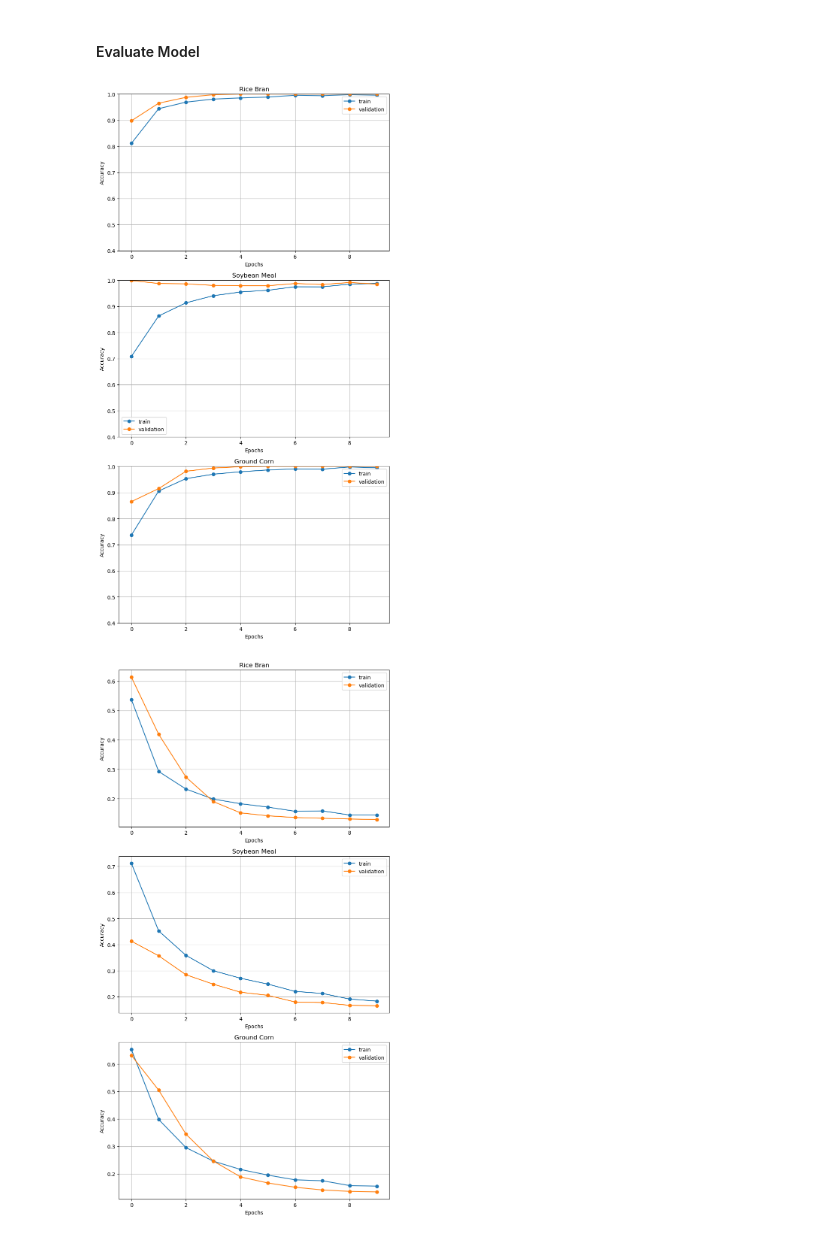
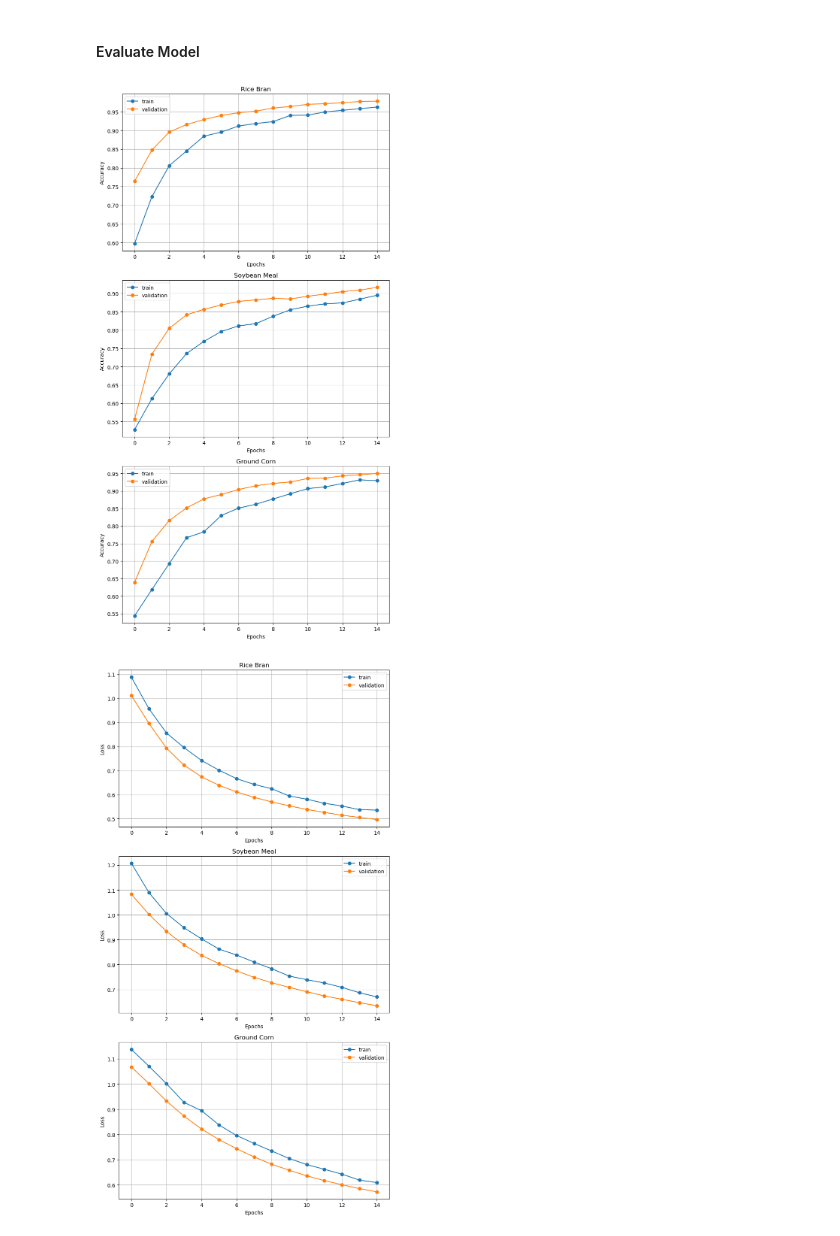
Before and after one commit to buggernut04/Thesis_Project_Feed_Classification, a Jupyter notebook: main.ipynb, the cells around one changed output. Saved outputs shown, nothing was run; the diff lists cells and outputs as text; code cells hidden in the pictures.

```diff
--- a/main.ipynb
+++ b/main.ipynb
@@ -90,9 +83,8 @@ def split_data(base_dir):
         subset='training',
         seed = 123,
         label_mode='binary',
-        image_size=(400, 400),
+        image_size=(224, 224),
         batch_size=32,
-        shuffle=True
     )
 
     validation_ds = tf.keras.preprocessing.image_dataset_from_directory(
@@ -101,9 +93,8 @@ def split_data(base_dir):
         subset='validation',
         seed = 123,
         label_mode='binary',
-        image_size=(400, 400),
+        image_size=(224, 224),
         batch_size=32,
-        shuffle=False
     )
 
     # class_names = train_ds.class_names
@@ -368,0 +525,19 @@ Total Time consumed for 10 ---> 265.9266383000013
+# %%
+epoch = 15
+learning_rate = 0.00001
+# layers_to_train = -5
+
+# Rice Bran
+print('RICE BRAN')
+resnet_rb_model = ResNetModel()
+resnet_rb_history = train_data(resnet_rb_model, epoch, learning_rate, rb_data[0], rb_data[1], 2)
+
+# Soybean Meal
+print('SOYBEAN MEAL')
+resnet_sbm_model = ResNetModel()
+resnet_sbm_history = train_data(resnet_sbm_model, epoch, learning_rate, sbm_data[0], sbm_data[1], 2)
+
+# Corn
+print('GROUND CORN')
+resnet_corn_model = ResNetModel()
+resnet_corn_history = train_data(resnet_corn_model, epoch, learning_rate, corn_data[0], corn_data[1], 2)
@@ -416,42 +609,43 @@ print(f"Validation Accuracy: {val_accuracy:.4f}")
 print(f"Training F1-score: {train_f1:.4f}")
 print(f"Validation F1-score: {val_f1:.4f}")
 # %%
+# Model Accuracy
 fig, axes = plt.subplots(3, 1, figsize=(8, 15))  # 3 rows, 1 column
 
 # Rice Bran Plot
 axes[0].plot(resnet_rb_history.history['accuracy'], marker='o', linestyle='-')
 axes[0].plot(resnet_rb_history.history['val_accuracy'], marker='o', linestyle='-')
 axes[0].set_title('Rice Bran')
 axes[0].set_ylabel('Accuracy')
 axes[0].set_xlabel('Epochs')
 axes[0].legend(['train', 'validation'])
 axes[0].grid(True)
-axes[0].set_ylim(0.4, 1) # Set y-axis limits
+
 
 # Soybean Meal Plot
 axes[1].plot(resnet_sbm_history.history['accuracy'], marker='o', linestyle='-')
 axes[1].plot(resnet_sbm_history.history['val_accuracy'], marker='o', linestyle='-')
 axes[1].set_title('Soybean Meal')
 axes[1].set_ylabel('Accuracy')
 axes[1].set_xlabel('Epochs')
 axes[1].legend(['train', 'validation'])
 axes[1].grid(True)
-axes[1].set_ylim(0.4, 1) # Set y-axis limits
+
 
 # Ground Corn Plot
 axes[2].plot(resnet_corn_history.history['accuracy'], marker='o', linestyle='-')
 axes[2].plot(resnet_corn_history.history['val_accuracy'], marker='o', linestyle='-')
 axes[2].set_title('Ground Corn')
 axes[2].set_ylabel('Accuracy')
 axes[2].set_xlabel('Epochs')
 axes[2].legend(['train', 'validation'])
 axes[2].grid(True)
-axes[2].set_ylim(0.4, 1) # Set y-axis limits
+
 
 plt.tight_layout() # Adjust subplot params so that the subplot(s) fits in to the figure area.
 plt.show()
 # %% [output]
-[figure, old version]
+[figure, new version]
 # %%
 # Model Loss
 fig, axes = plt.subplots(3, 1, figsize=(8, 15))  # 3 rows, 1 column
@@ -460,7 +654,7 @@ fig, axes = plt.subplots(3, 1, figsize=(8, 15))  # 3 rows, 1 column
 axes[0].plot(resnet_rb_history.history['loss'], marker='o', linestyle='-')
 axes[0].plot(resnet_rb_history.history['val_loss'], marker='o', linestyle='-')
 axes[0].set_title('Rice Bran')
-axes[0].set_ylabel('Accuracy')
+axes[0].set_ylabel('Loss')
 axes[0].set_xlabel('Epochs')
 axes[0].legend(['train', 'validation'])
 axes[0].grid(True)
@@ -469,7 +663,7 @@ axes[0].grid(True)
 axes[1].plot(resnet_sbm_history.history['loss'], marker='o', linestyle='-')
 axes[1].plot(resnet_sbm_history.history['val_loss'], marker='o', linestyle='-')
 axes[1].set_title('Soybean Meal')
-axes[1].set_ylabel('Accuracy')
+axes[1].set_ylabel('Loss')
 axes[1].set_xlabel('Epochs')
 axes[1].legend(['train', 'validation'])
 axes[1].grid(True)
@@ -478,7 +672,7 @@ axes[1].grid(True)
 axes[2].plot(resnet_corn_history.history['loss'], marker='o', linestyle='-')
 axes[2].plot(resnet_corn_history.history['val_loss'], marker='o', linestyle='-')
 axes[2].set_title('Ground Corn')
-axes[2].set_ylabel('Accuracy')
+axes[2].set_ylabel('Loss')
 axes[2].set_xlabel('Epochs')
 axes[2].legend(['train', 'validation'])
 axes[2].grid(True)
@@ -486,4 +680,4 @@ axes[2].grid(True)
 plt.tight_layout() # Adjust subplot params so that the subplot(s) fits in to the figure area.
 plt.show()
 # %% [output]
-[figure, old version]
+[figure, new version]
```
Also changed, not shown: parts of 38 cells of this notebook, 4 other files.
